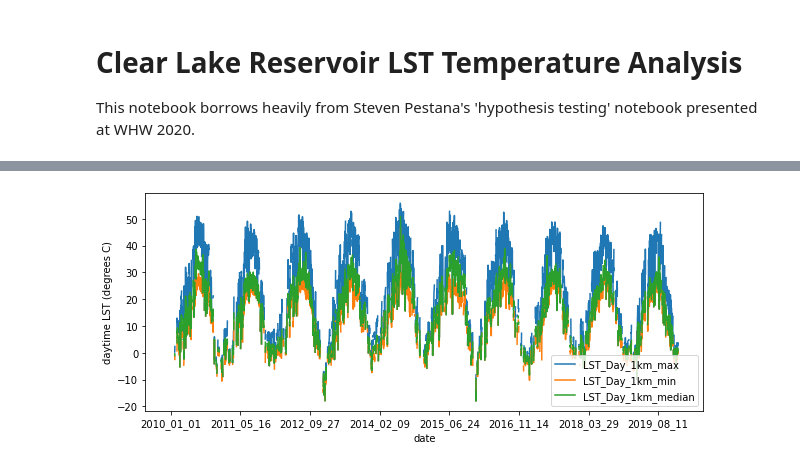
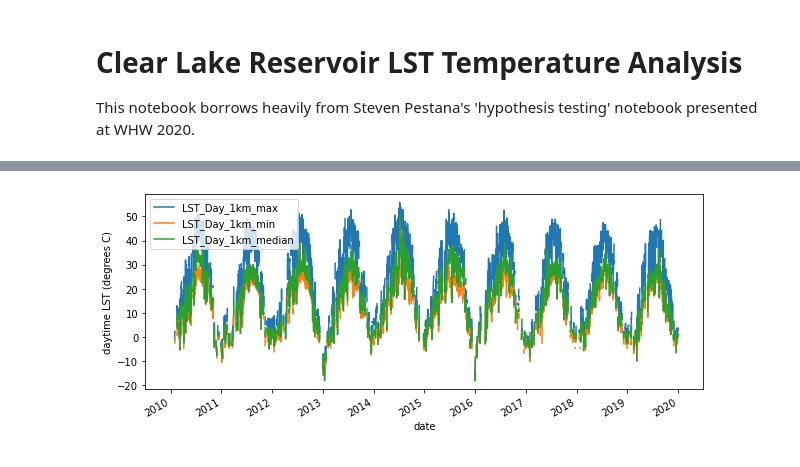
Before and after one commit to waterhackweek/whw2020_firewater, a Jupyter notebook: MODIS_LST_tempanalysis.ipynb, the cells around one changed output, grey strips where cells are left out. Drawn from its saved outputs; the diff is of its cells as text; code cells hidden in the pictures.

Commit message:
adding more plots

```diff
--- a/MODIS_LST_tempanalysis.ipynb
+++ b/MODIS_LST_tempanalysis.ipynb
@@ -29,0 +33,6 @@ clear_LST_day.head(3)
+# %%
+clear_LST_day['datetime'] = pd.to_datetime(clear_LST_day['system:index'], format = '%Y_%m_%d')
+clear_LST_day.head(3)
+
+clear_LST_night['datetime'] = pd.to_datetime(clear_LST_night['system:index'], format = '%Y_%m_%d')
+clear_LST_night.head(3)
@@ -30,16 +44,16 @@ clear_LST_day.head(3)
 # %%
-# Plot temperature over system:index
+# Plot day temperature over datetime
 fig, ax = plt.subplots(figsize=(10,4))
 
-clear_LST_day.plot(x='system:index', y='LST_Day_1km_max', ax=ax)
-clear_LST_day.plot(x='system:index', y='LST_Day_1km_min', ax=ax)
-clear_LST_day.plot(x='system:index', y='LST_Day_1km_median', ax=ax)
+clear_LST_day.plot(x='datetime', y='LST_Day_1km_max', ax=ax)
+clear_LST_day.plot(x='datetime', y='LST_Day_1km_min', ax=ax)
+clear_LST_day.plot(x='datetime', y='LST_Day_1km_median', ax=ax)
 
 ax.set_ylabel('daytime LST (degrees C)');
 
 ax.set_xlabel('date');
 # %% [output]
-[figure, old version]
+[figure, new version]
 # %%
 #filter out days with less tan 75% observations
 obs_cutoff = max(clear_LST_day['pixel_count'])*0.75
```
Also changed, not shown: parts of 7 cells of this notebook, 4 other files.
